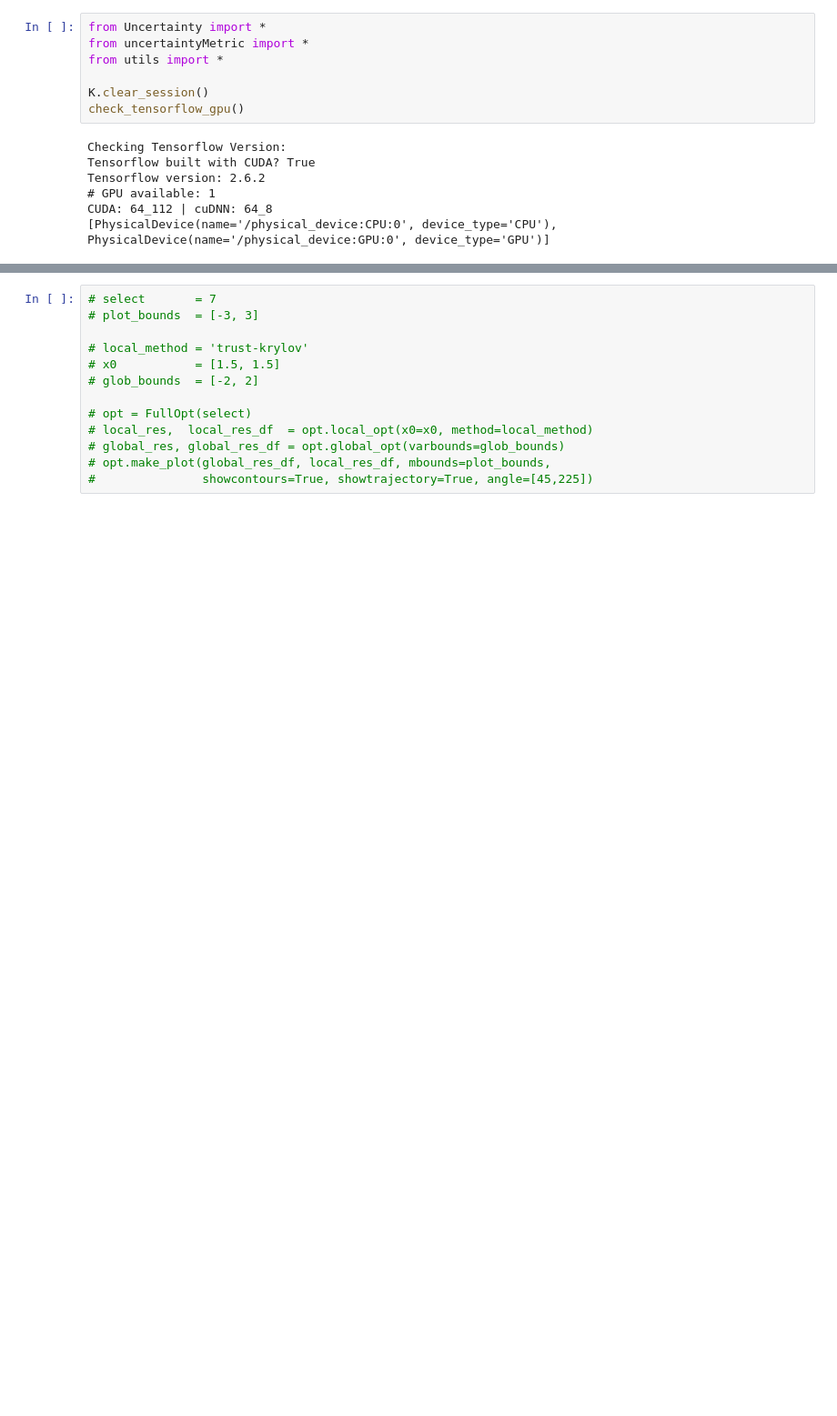
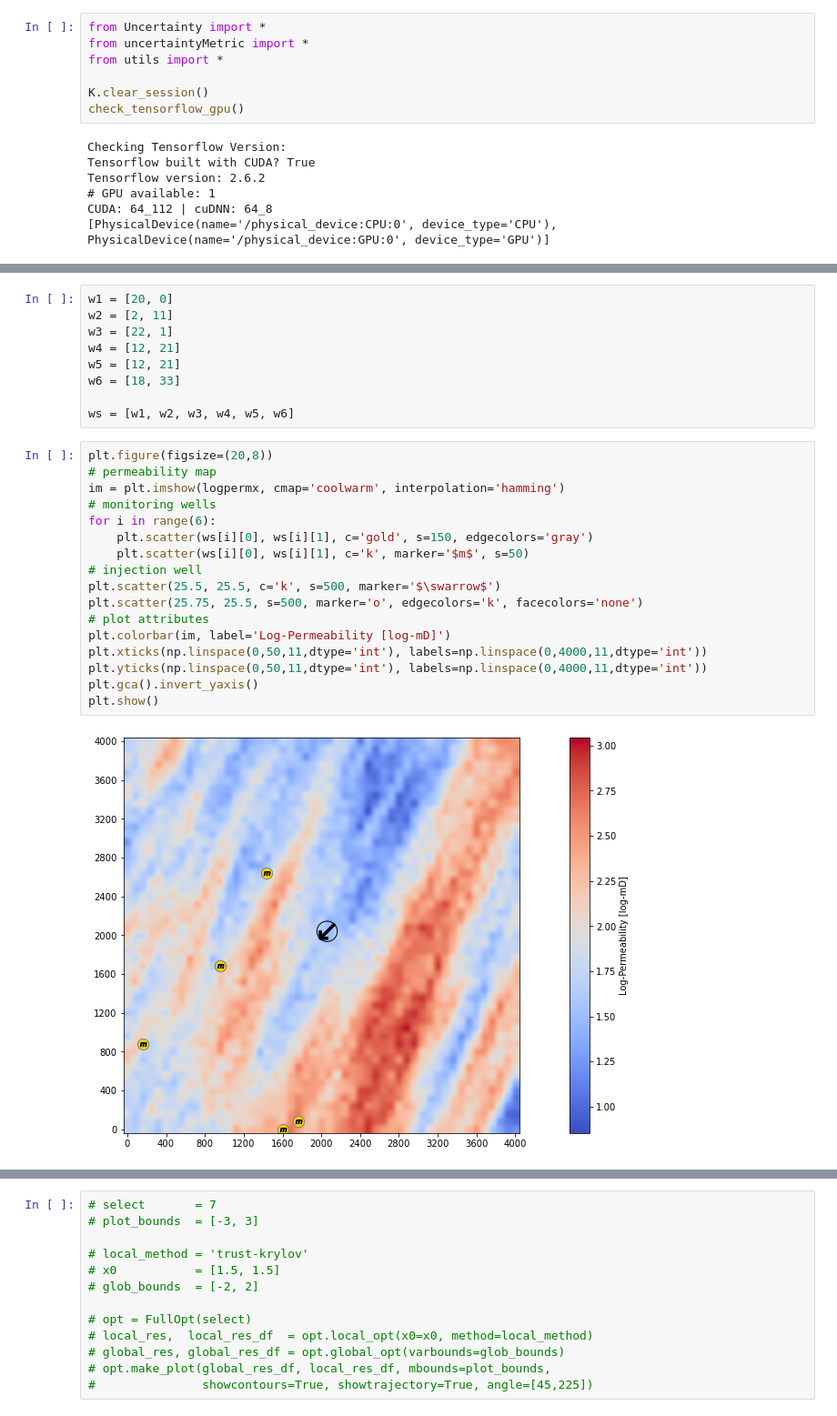
Before and after one commit to misaelmmorales/CO2-Monitor-Optim, a Jupyter notebook: Heterogeneous_2a_higherK/_misael_nb.ipynb, the cells around one changed output, grey strips where cells are left out. Shown at 91% size. Drawn from its saved outputs; the diff is of its cells as text; blank space fills up the shorter version.

```diff
--- a/Heterogeneous_2a_higherK/_misael_nb.ipynb
+++ b/Heterogeneous_2a_higherK/_misael_nb.ipynb
@@ -15,3 +55,31 @@ CUDA: 64_112 | cuDNN: 64_8
+# %%
+w1 = [20, 0]
+w2 = [2, 11]
+w3 = [22, 1]
+w4 = [12, 21]
+w5 = [12, 21]
+w6 = [18, 33]
+
+ws = [w1, w2, w3, w4, w5, w6]
+# %%
+plt.figure(figsize=(20,8))
+# permeability map
+im = plt.imshow(logpermx, cmap='coolwarm', interpolation='hamming')
+# monitoring wells
+for i in range(6):
+    plt.scatter(ws[i][0], ws[i][1], c='gold', s=150, edgecolors='gray')
+    plt.scatter(ws[i][0], ws[i][1], c='k', marker='$m$', s=50)
+# injection well
+plt.scatter(25.5, 25.5, c='k', s=500, marker='$\swarrow$')
+plt.scatter(25.75, 25.5, s=500, marker='o', edgecolors='k', facecolors='none')
+# plot attributes
+plt.colorbar(im, label='Log-Permeability [log-mD]')
+plt.xticks(np.linspace(0,50,11,dtype='int'), labels=np.linspace(0,4000,11,dtype='int'))
+plt.yticks(np.linspace(0,50,11,dtype='int'), labels=np.linspace(0,4000,11,dtype='int'))
+plt.gca().invert_yaxis()
+plt.show()
+# %% [output]
+[figure, added]
 # %%
 result = pd.read_csv('_misael_results/optimization_by_column.csv')
 print(result.shape)
```
Also changed, not shown: parts of 8 cells of this notebook, 2 other files.
